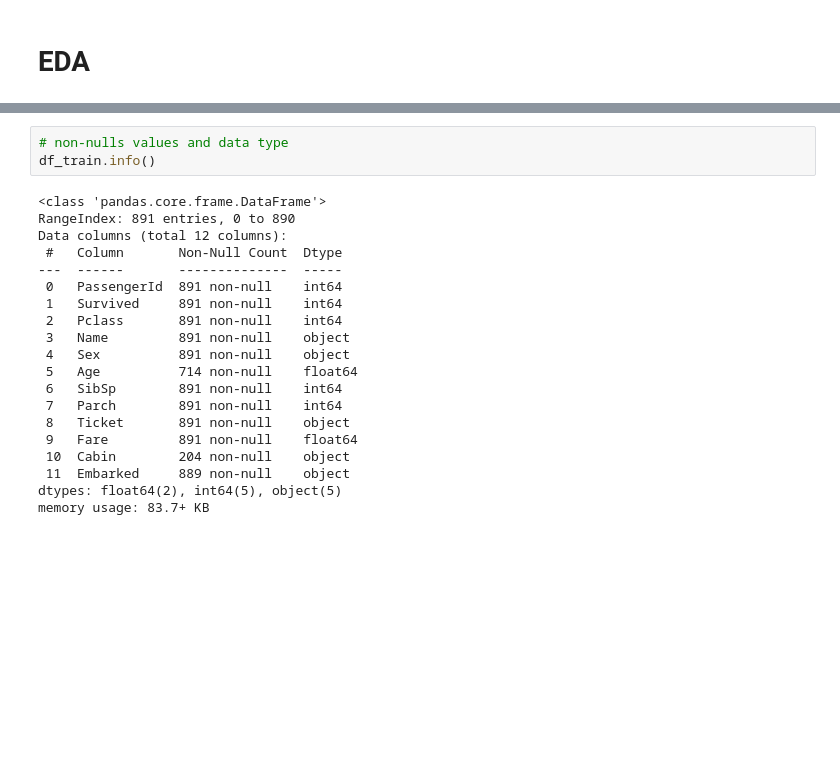
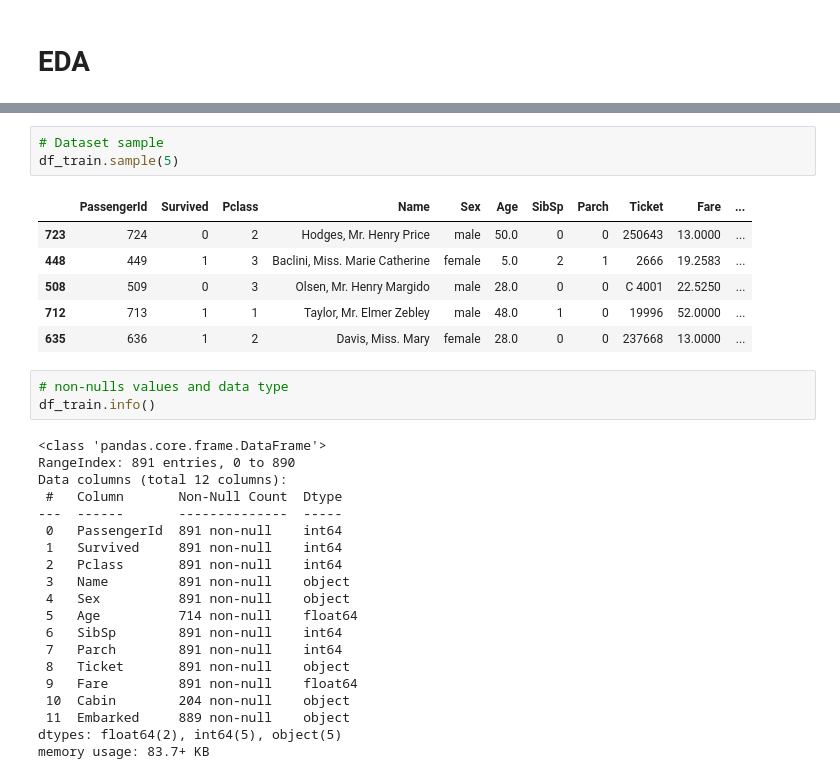
Before and after one commit to PabloJRW/titanic-classifier, a Jupyter notebook: notebooks/00_EDA.ipynb, the cells around one changed output, grey strips where cells are left out. Drawn from its saved outputs; the diff is of its cells as text; blank space fills up the shorter version.

```diff
--- a/notebooks/00_EDA.ipynb
+++ b/notebooks/00_EDA.ipynb
@@ -28,3 +27,13 @@ df_train.head(5)
+# %%
+# Dataset sample
+df_train.sample(5)
+# %% [output]
+|  | PassengerId | Survived | Pclass | Name | Sex | Age | SibSp | Parch | Ticket | Fare | ... |
+| 723 | 724 | 0 | 2 | Hodges, Mr. Henry Price | male | 50.0 | 0 | 0 | 250643 | 13.0000 | ... |
+| 448 | 449 | 1 | 3 | Baclini, Miss. Marie Catherine | female | 5.0 | 2 | 1 | 2666 | 19.2583 | ... |
+| 508 | 509 | 0 | 3 | Olsen, Mr. Henry Margido | male | 28.0 | 0 | 0 | C 4001 | 22.5250 | ... |
+| 712 | 713 | 1 | 1 | Taylor, Mr. Elmer Zebley | male | 48.0 | 1 | 0 | 19996 | 52.0000 | ... |
+| 635 | 636 | 1 | 2 | Davis, Miss. Mary | female | 28.0 | 0 | 0 | 237668 | 13.0000 | ... |
 # %%
 # non-nulls values and data type
 df_train.info()
```
Also changed, not shown: parts of 16 cells of this notebook.
